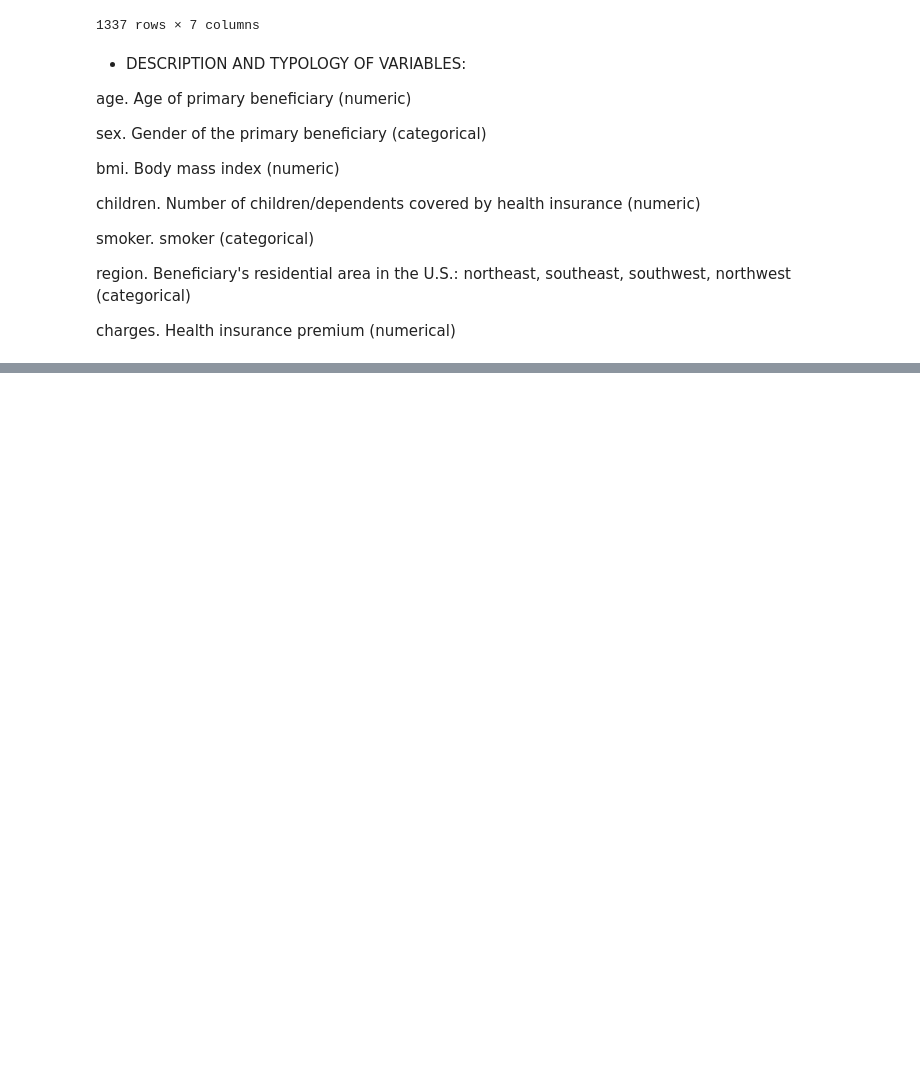
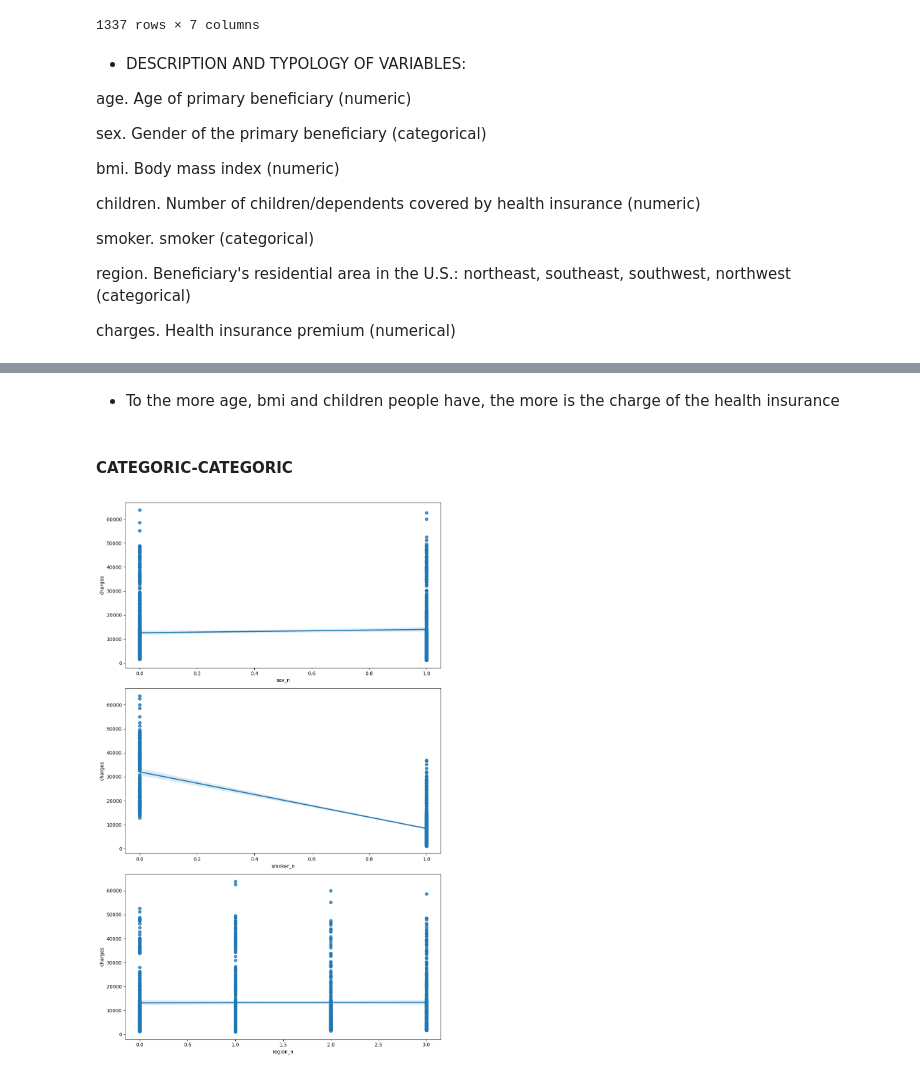
Before and after one commit to 4GeeksAcademy/multiple-linear-regression-fertr98, a Jupyter notebook: src/explore.ipynb, the cells around one changed output, grey strips where cells are left out. Cells and saved outputs as stored; diff of their text form; code cells hidden in the pictures; blank space fills up the shorter version.

```diff
--- a/src/explore.ipynb
+++ b/src/explore.ipynb
@@ -72,0 +195,15 @@ charges. Health insurance premium (numerical)
+# %% [markdown]
+- To the more age, bmi and children people have, the more is the charge of the health insurance
+# %% [markdown]
+#### CATEGORIC-CATEGORIC
+# %%
+fig, axis = plt.subplots(3, figsize = (10, 16))
+
+sns.regplot(data = total_data, x = "sex_n", y = "charges", ax = axis[0])
+sns.regplot(data = total_data, x = "smoker_n", y = "charges", ax= axis[1])
+sns.regplot(data = total_data, x = "region_n", y = "charges", ax = axis[2])
+
+plt.tight_layout()
+plt.show()
+# %% [output]
+[figure, added]
```
Also changed, not shown: parts of 49 cells of this notebook, 9 other files.
